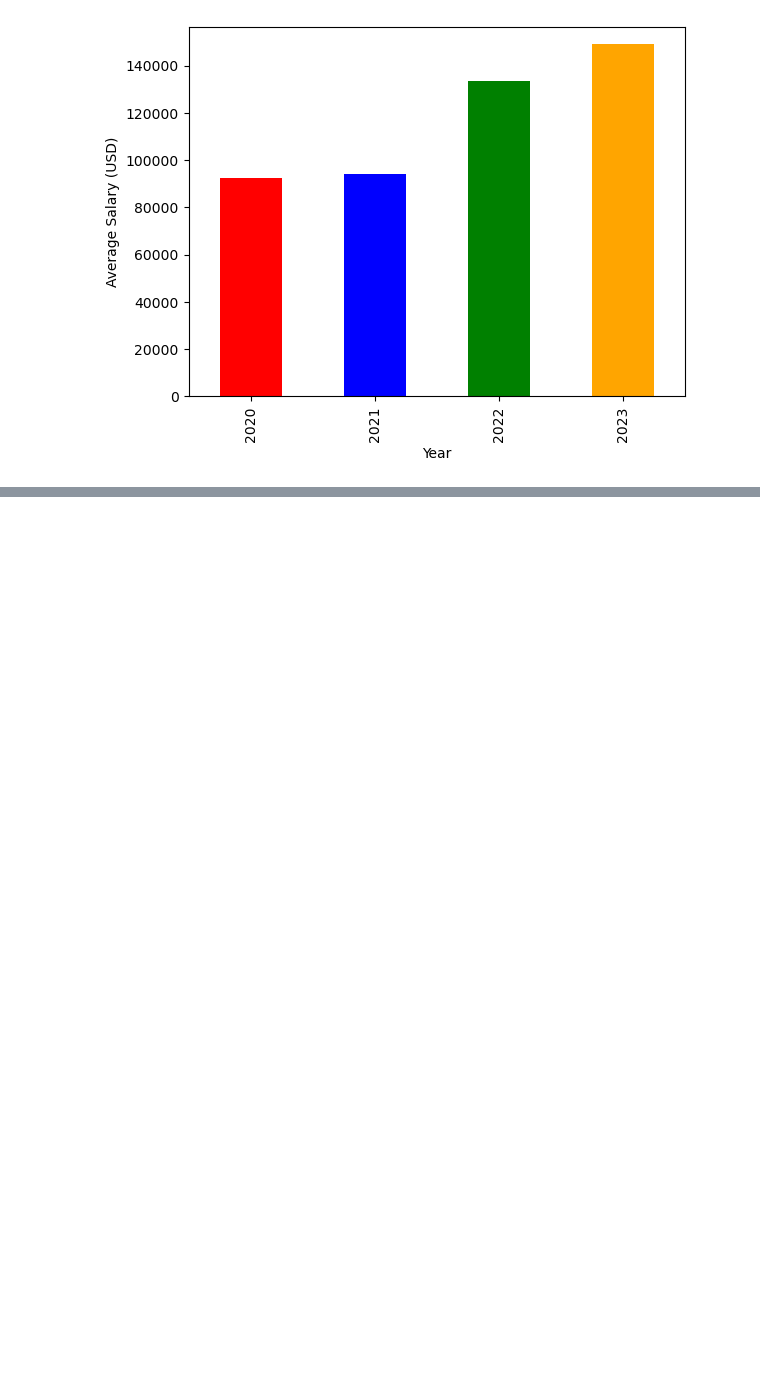
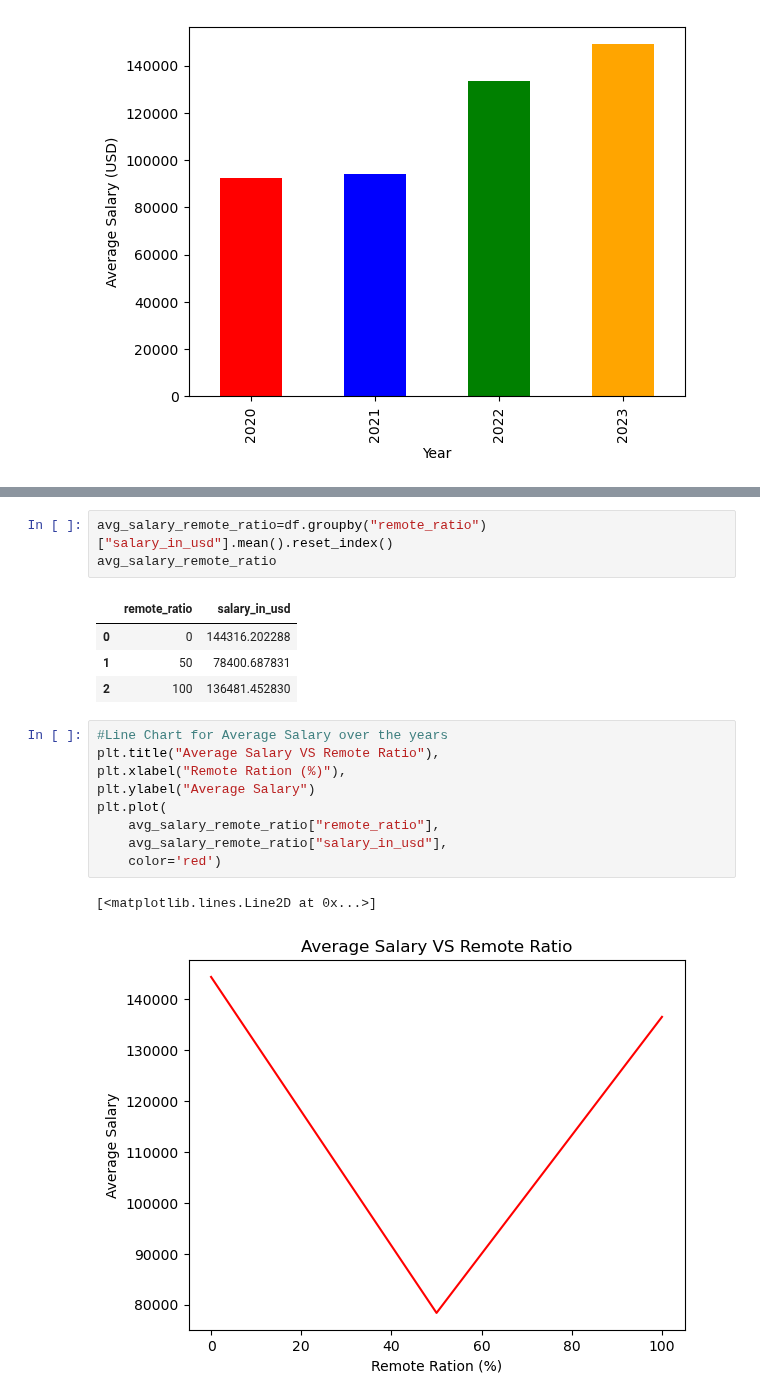
Before and after one commit to garimac12/project_acai, a Jupyter notebook: Project_NN.ipynb, the cells around one changed output, grey strips where cells are left out. Saved outputs shown, nothing was run; the diff lists cells and outputs as text; blank space fills up the shorter version.

```diff
--- a/Project_NN.ipynb
+++ b/Project_NN.ipynb
@@ -252,0 +273,20 @@ avg_salary_remote_ratio.plot(
+# %%
+avg_salary_remote_ratio=df.groupby("remote_ratio")["salary_in_usd"].mean().reset_index()
+avg_salary_remote_ratio
+# %% [output]
+|  | remote_ratio | salary_in_usd |
+| 0 | 0 | 144316.202288 |
+| 1 | 50 | 78400.687831 |
+| 2 | 100 | 136481.452830 |
+# %%
+#Line Chart for Average Salary over the years
+plt.title("Average Salary VS Remote Ratio"),
+plt.xlabel("Remote Ration (%)"),
+plt.ylabel("Average Salary")
+plt.plot(
+    avg_salary_remote_ratio["remote_ratio"],
+    avg_salary_remote_ratio["salary_in_usd"],
+    color='red')
+# %% [output]
+[<matplotlib.lines.Line2D at 0x...>]
+[figure, added]
```
Also changed, not shown: parts of 14 cells of this notebook.
